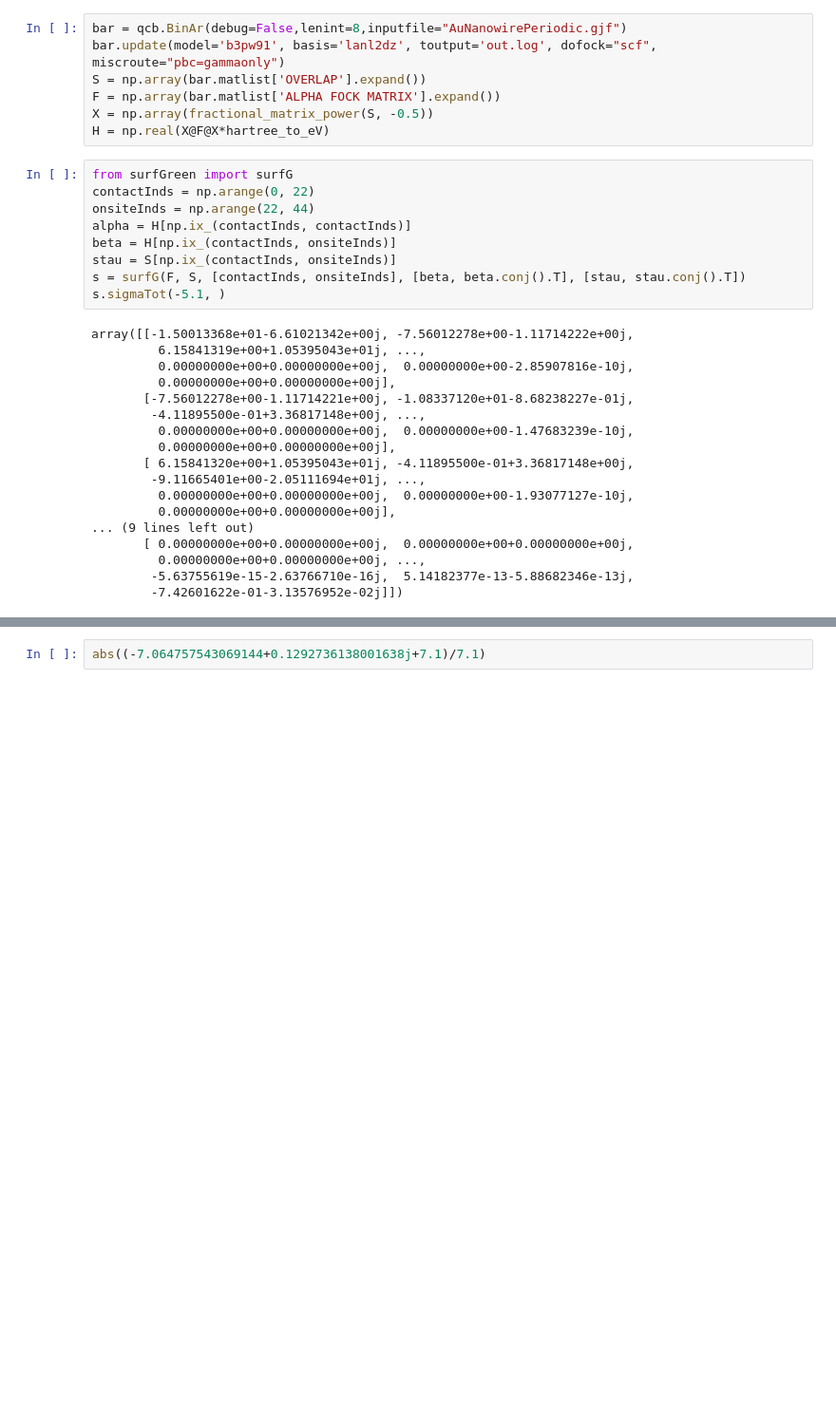
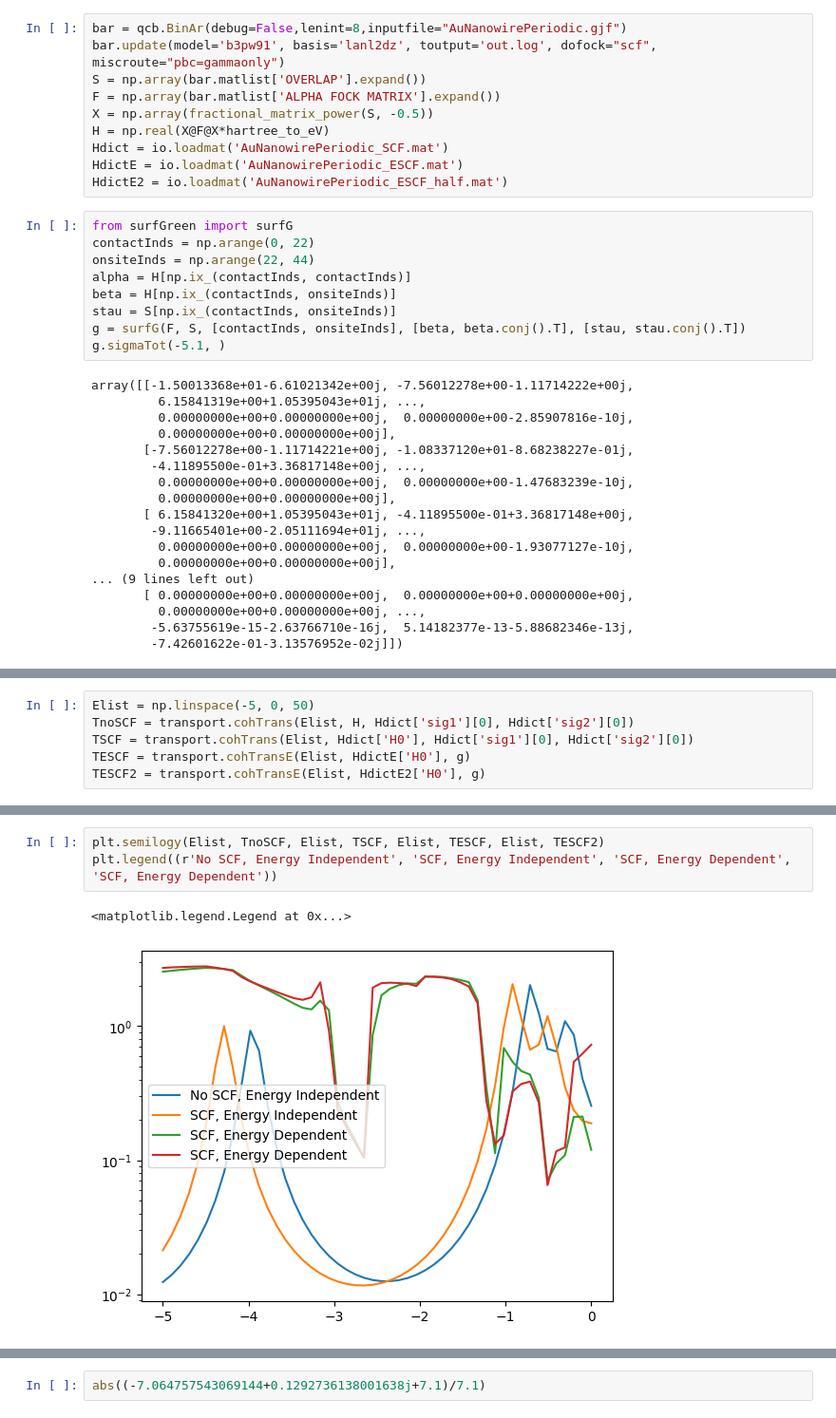
Before and after one commit to wliverno/GauNEGF, a Jupyter notebook: NEGF Tester.ipynb, the cells around one changed output, grey strips where cells are left out. Shown: that part at 95% size. Saved outputs shown, nothing was run; the diff lists cells and outputs as text; blank space fills up the shorter version.

```diff
--- a/NEGF Tester.ipynb
+++ b/NEGF Tester.ipynb
@@ -19,6 +20,9 @@ S = np.array(bar.matlist['OVERLAP'].expand())
 F = np.array(bar.matlist['ALPHA FOCK MATRIX'].expand())
 X = np.array(fractional_matrix_power(S, -0.5))
 H = np.real(X@F@X*hartree_to_eV)
+Hdict = io.loadmat('AuNanowirePeriodic_SCF.mat')
+HdictE = io.loadmat('AuNanowirePeriodic_ESCF.mat')
+HdictE2 = io.loadmat('AuNanowirePeriodic_ESCF_half.mat')
 # %%
 from surfGreen import surfG
 contactInds = np.arange(0, 22)
@@ -26,8 +30,8 @@ onsiteInds = np.arange(22, 44)
 alpha = H[np.ix_(contactInds, contactInds)]
 beta = H[np.ix_(contactInds, onsiteInds)]
 stau = S[np.ix_(contactInds, onsiteInds)]
-s = surfG(F, S, [contactInds, onsiteInds], [beta, beta.conj().T], [stau, stau.conj().T])
-s.sigmaTot(-5.1, )
+g = surfG(F, S, [contactInds, onsiteInds], [beta, beta.conj().T], [stau, stau.conj().T])
+g.sigmaTot(-5.1, )
 # %% [output]
 array([[-1.50013368e+01-6.61021342e+00j, -7.56012278e+00-1.11714222e+00j,
          6.15841319e+00+1.05395043e+01j, ...,
@@ -69,0 +78,6 @@ E-field set to 0.0 au
+# %%
+Elist = np.linspace(-5, 0, 50)
+TnoSCF = transport.cohTrans(Elist, H, Hdict['sig1'][0], Hdict['sig2'][0])
+TSCF = transport.cohTrans(Elist, Hdict['H0'], Hdict['sig1'][0], Hdict['sig2'][0])
+TESCF = transport.cohTransE(Elist, HdictE['H0'], g)
+TESCF2 = transport.cohTransE(Elist, HdictE2['H0'], g)
@@ -69,0 +102,6 @@ E-field set to 0.0 au
+# %%
+plt.semilogy(Elist, TnoSCF, Elist, TSCF, Elist, TESCF, Elist, TESCF2)
+plt.legend((r'No SCF, Energy Independent', 'SCF, Energy Independent', 'SCF, Energy Dependent', 'SCF, Energy Dependent'))
+# %% [output]
+<matplotlib.legend.Legend at 0x...>
+[figure, added]
```
Also changed, not shown: parts of 5 cells of this notebook, 3 other files.
